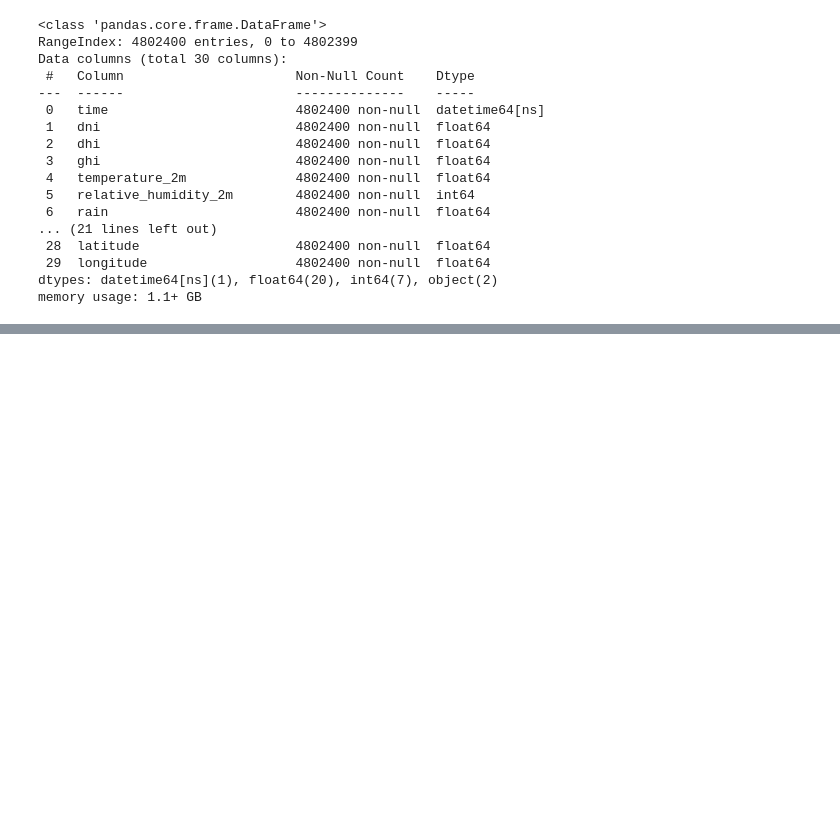
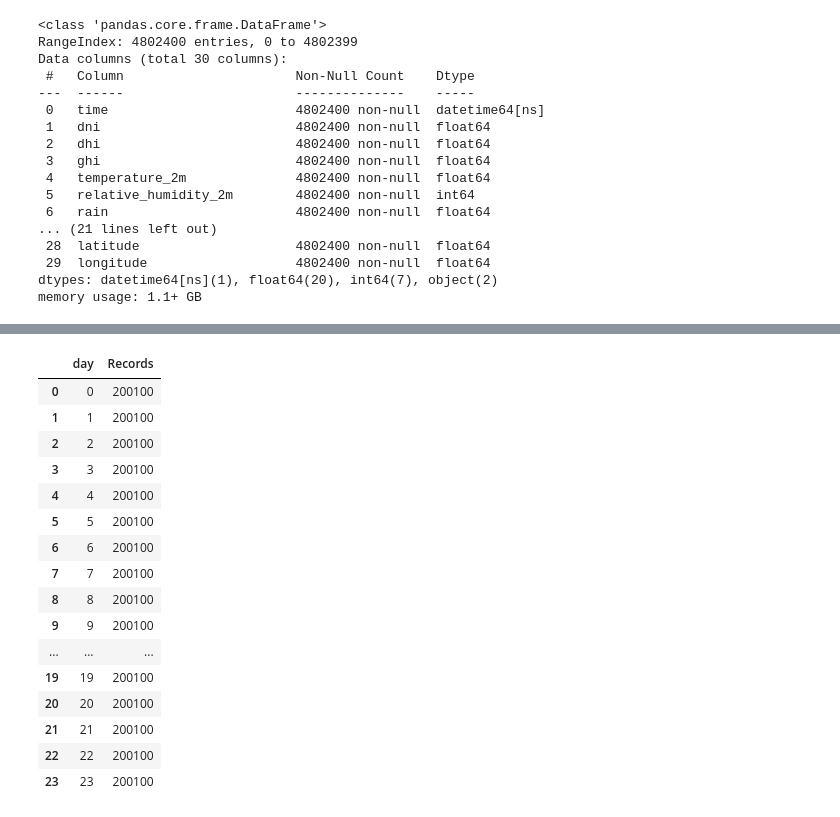
Before and after one commit to Bhushan-Alva/EcoScope, a Jupyter notebook: notebooks/01_data_audit.ipynb, the cells around one changed output, grey strips where cells are left out. Saved outputs shown, nothing was run; the diff lists cells and outputs as text; code cells hidden in the pictures; blank space fills up the shorter version.

```diff
--- a/notebooks/01_data_audit.ipynb
+++ b/notebooks/01_data_audit.ipynb
@@ -95,0 +197,31 @@ data.describe()
+# %%
+# Hour Coverage
+
+hourly_summary = (
+    data["time"]
+    .dt.hour
+    .value_counts()
+    .sort_index()
+    .rename_axis("day")
+    .reset_index(name="Records")
+)
+
+display(hourly_summary)
+# %% [output]
+|  | day | Records |
+| 0 | 0 | 200100 |
+| 1 | 1 | 200100 |
+| 2 | 2 | 200100 |
+| 3 | 3 | 200100 |
+| 4 | 4 | 200100 |
+| 5 | 5 | 200100 |
+| 6 | 6 | 200100 |
+| 7 | 7 | 200100 |
+| 8 | 8 | 200100 |
+| 9 | 9 | 200100 |
+| ... | ... | ... |
+| 19 | 19 | 200100 |
+| 20 | 20 | 200100 |
+| 21 | 21 | 200100 |
+| 22 | 22 | 200100 |
+| 23 | 23 | 200100 |
```
Also changed, not shown: parts of 13 cells of this notebook, 2 other files.
